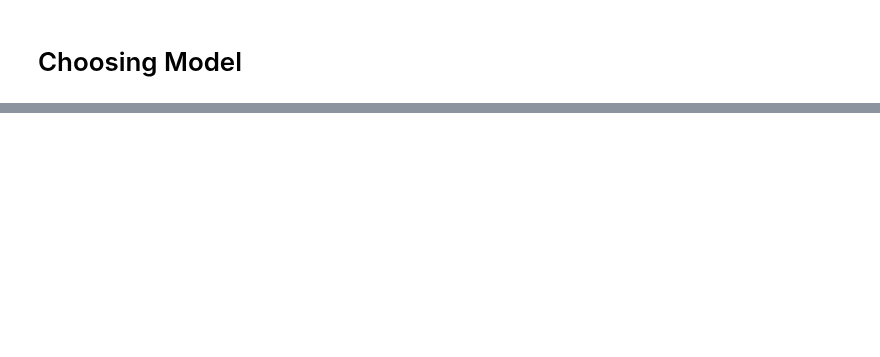
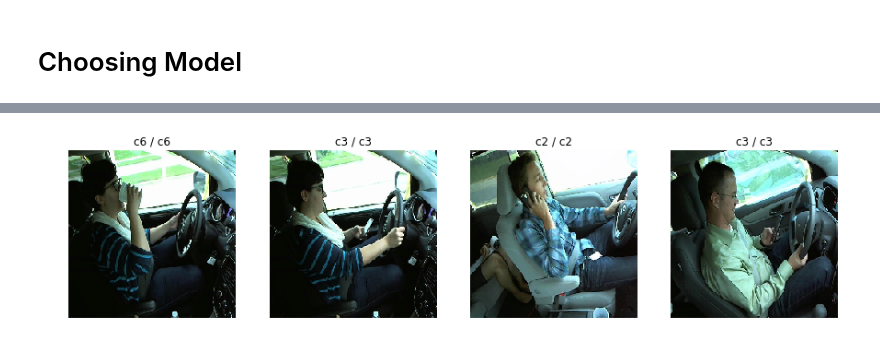
Before and after one commit to RenatoBMLR/state-farm-distracted-driver-detection, a Jupyter notebook: Distracted_Driver_Detection.ipynb, the cells around one changed output, grey strips where cells are left out. Saved outputs shown, nothing was run; the diff lists cells and outputs as text; code cells hidden in the pictures; blank space fills up the shorter version.

```diff
--- a/Distracted_Driver_Detection.ipynb
+++ b/Distracted_Driver_Detection.ipynb
@@ -293,3 +301,3 @@ dset_loaders_wshuffle = _create_dataLoader(dsets, batch_size, cpu_count, pin_mem
 # %%
-result_train = predict(dset_loaders_wshuffle['train'], model)
-result_valid = predict(dset_loaders_wshuffle['valid'], model)
+result_train = ExtractFeatures(dset_loaders_wshuffle['train'], model,use_gpu=use_gpu)
+result_valid = ExtractFeatures(dset_loaders_wshuffle['valid'], model,use_gpu=use_gpu)
@@ -296,10 +307,3 @@ result_valid = predict(dset_loaders_wshuffle['valid'], model)
-# %%
-def getPrediction(result_valid):
-    _, predicted = torch.max(result_valid, 1)
-    return predicted
-# %%
-def tensor2numpy(result):
-    return result.numpy()
 # %%
 result_train['pred'] = getPrediction(result_train['pred'])
 result_valid['pred'] = getPrediction(result_valid['pred'])
@@ -318,22 +325,7 @@ print('Valid: ', correct_valid, '/', len(conv_dset['valid']) )
 # %%
 lst_correct = np.where(result_train['true'] == result_train['pred'])[0]
 lst_incorrect = np.where(result_train['true'] != result_train['pred'])[0]
-# %%
-def visualize_predictions(dsets, lst, path2save = []):
-    maxSubPlot = 4
-    if len(lst)<4:
-        maxSubPlot = len(lst)
-    fig = plt.figure(figsize=(15,6))
-    for i, j in enumerate(range(0,maxSubPlot)):
-        fig.add_subplot(1, maxSubPlot, i+1)
-        (inputs, output) = dsets[lst[j]]
-        img = denormalize(inputs.numpy())
-        img = np.clip(img, 0, 1.0)
-        plt.imshow(img)
-        #plt.title('{0} / {1}'.format(labels['c'+str(output)],  labels[('c'+str(result_train['pred'][lst[j]]))]))
-        plt.title('{0} / {1}'.format(('c'+str(output)),  ('c'+str(result_train['pred'][lst[j]]))))
-        plt.axis('off')
-    if len(path2save) !=0:
-        fig.savefig(path2save)
 # %%
-visualize_predictions(dsets['train'], lst_correct)
+visualize_predictions(dsets['train'],lst_correct,result_train)
+# %% [output]
+[figure, added]
```
Also changed, not shown: parts of 36 cells of this notebook, 7 other files.
